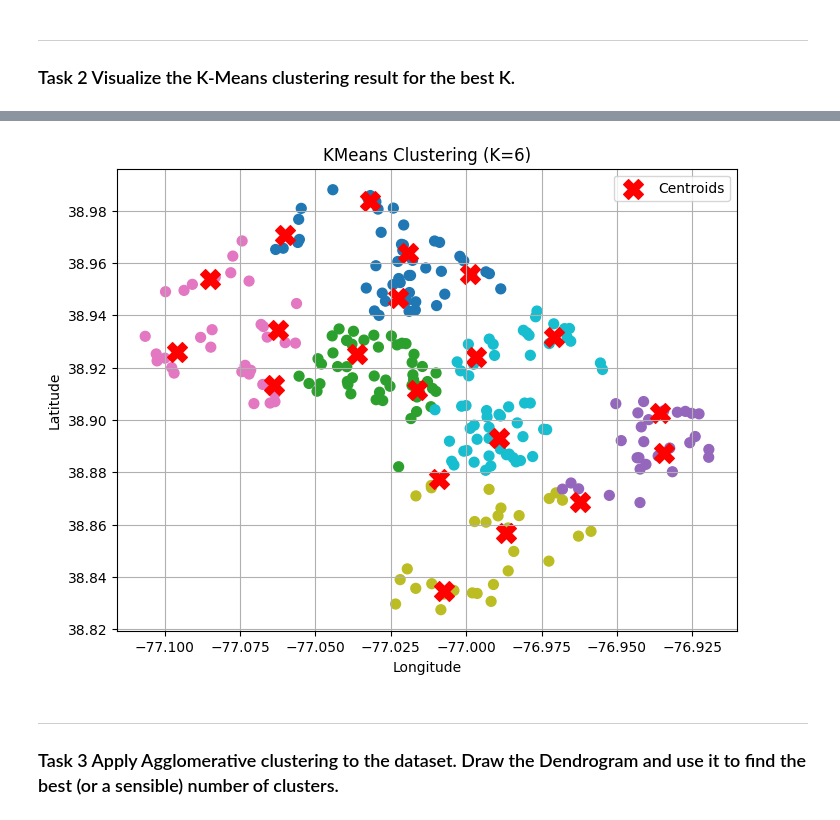
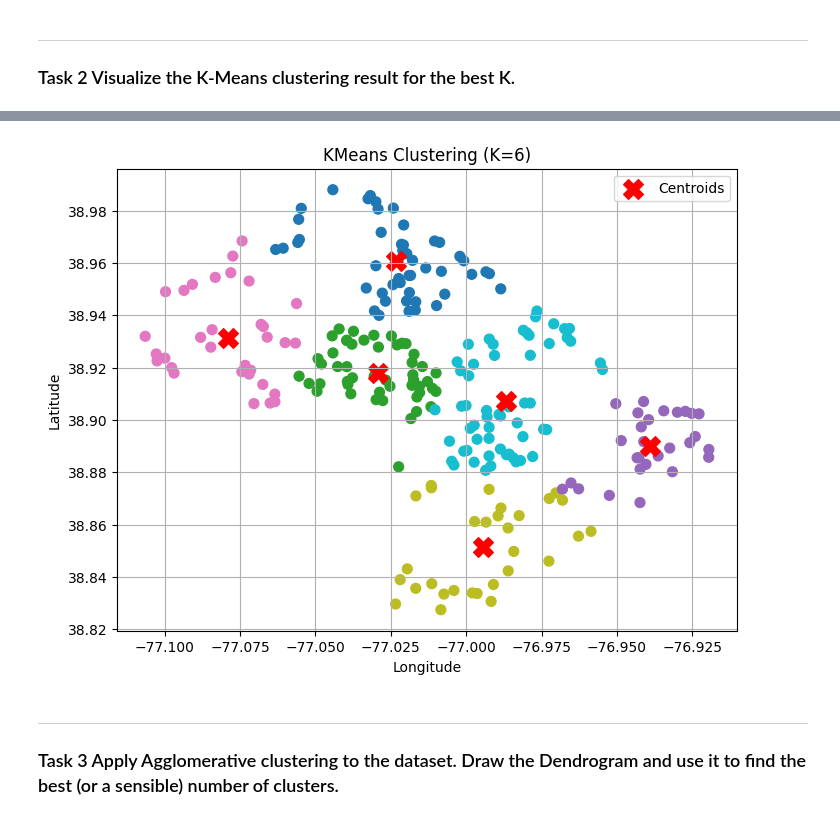
Before and after one commit to Sebastianrix/Data-Things, a Jupyter notebook: 8) Clustering/Exercises in Clustering.ipynb, the cells around one changed output, grey strips where cells are left out. Saved outputs shown, nothing was run; the diff lists cells and outputs as text; code cells hidden in the pictures.

```diff
--- a/8) Clustering/Exercises in Clustering.ipynb
+++ b/8) Clustering/Exercises in Clustering.ipynb
@@ -100,6 +100,8 @@ plt.show()
 <hr>
 <h3>Task 2 Visualize the K-Means clustering result for the best K.</h3>
 # %%
-df['KMeansCluster'] = KMeans(n_clusters=6, random_state=2, n_init=10).fit(scaled_data).labels_
-df.head() # Confirming the results are added to df
+kmeans6 = KMeans(n_clusters=6, random_state=2, n_init=10).fit(scaled_data)
+df['KMeansCluster'] = kmeans6.labels_
+print(f"The amount of clusters : ",df['KMeansCluster'].unique())
+print(kmeans6.cluster_centers_.shape[0])
 # %% [output]
@@ -112,19 +119,19 @@ df.head() # Confirming the results are added to df
 # %%
-centroids_deg = scaler.inverse_transform(kmeans.cluster_centers_)
+centroids_deg = scaler.inverse_transform(kmeans6.cluster_centers_)
 centroids_lat = centroids_deg[:, 0]
 centroids_lon = centroids_deg[:, 1]
 
 plt.figure(figsize=(8, 6))
 plt.scatter(df['longitude'], df['latitude'], c=df['KMeansCluster'], cmap='tab10', s=50)
 plt.scatter(centroids_lon, centroids_lat, color='red', marker='X', s=200, label='Centroids')
 plt.title('KMeans Clustering (K=6)')
 plt.xlabel('Longitude')
 plt.ylabel('Latitude')
 plt.legend()
 plt.grid(True)
 plt.show()
 # %% [output]
-[figure, old version]
+[figure, new version]
 # %% [markdown]
 <hr>
 <h3>Task 3 Apply Agglomerative clustering to the dataset. Draw the Dendrogram and use it to find the best (or a sensible) number of clusters.</h3>
```
Also changed, not shown: parts of 3 cells of this notebook.
